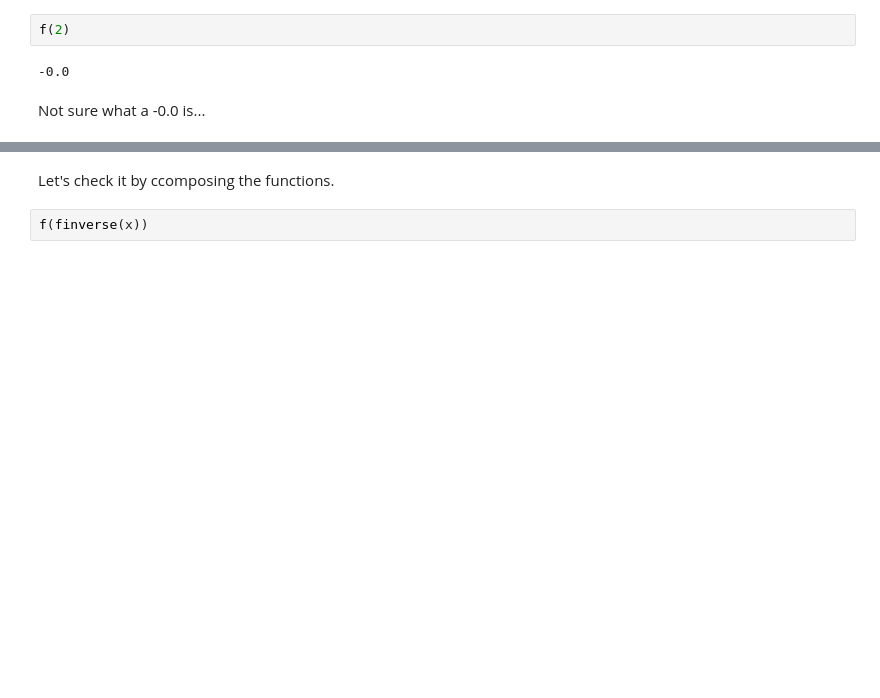
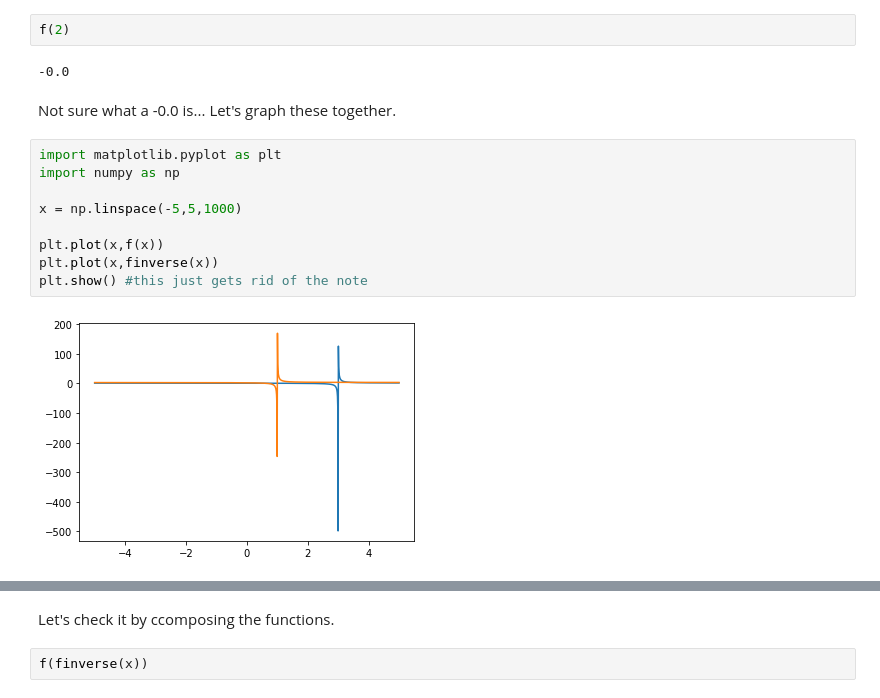
Before and after one commit to nurfnick/Calculus_1, a Jupyter notebook: Project_Part1_Functions.ipynb, the cells around one changed output, grey strips where cells are left out. Drawn from its saved outputs; the diff is of its cells as text; blank space fills up the shorter version.

```diff
--- a/Project_Part1_Functions.ipynb
+++ b/Project_Part1_Functions.ipynb
@@ -107,4 +108,15 @@ f(2)
 # %% [output]
 -0.0
 # %% [markdown]
-Not sure what a -0.0 is...
+Not sure what a -0.0 is...  Let's graph these together.
+# %%
+import matplotlib.pyplot as plt
+import numpy as np
+
+x = np.linspace(-5,5,1000)
+
+plt.plot(x,f(x))
+plt.plot(x,finverse(x))
+plt.show() #this just gets rid of the note
+# %% [output]
+[figure, added]
```
Also changed, not shown: parts of 42 cells of this notebook.
